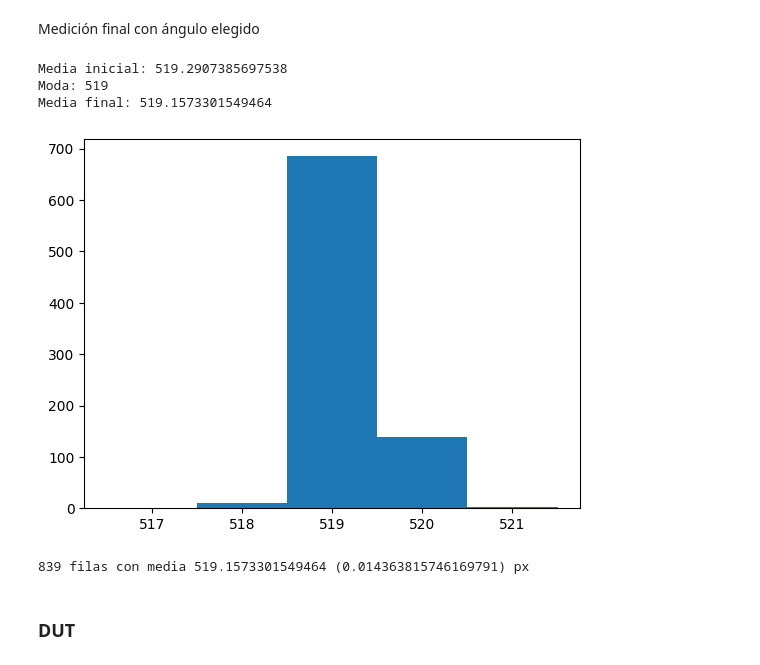
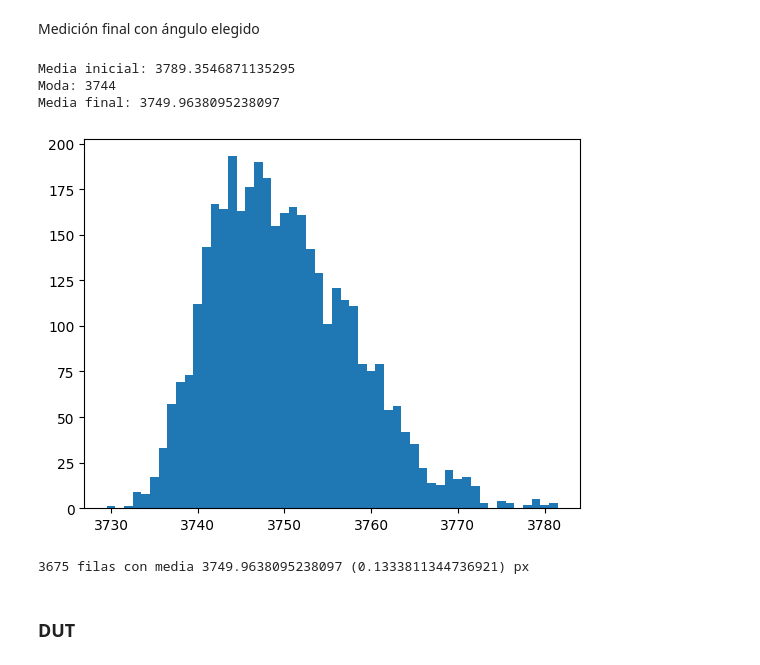
Before and after one commit to MartinMusumano/Medicion_lineas_RF, a Jupyter notebook: medicion_diametros.ipynb, the cells around one changed output. Saved outputs shown, nothing was run; the diff lists cells and outputs as text; code cells hidden in the pictures.

```diff
--- a/medicion_diametros.ipynb
+++ b/medicion_diametros.ipynb
@@ -36,18 +36,22 @@ Utiliza uno de los métodos de deteccion y optimiza el ángulo de rotación (si
 Comprobar las imágenes de entrada
 # %%
 # Comprobar las imágenes
-SCALE = 25  # Factor de escala para visualización
+SCALE = 15  # Factor de escala para visualización
 
-patron = cv2.imread(path_patron)
-patron = delete_bottom(patron, 170)
-patron = delete_left(patron, 10)
-patron = delete_right(patron, 10)
+patron = cv2.imread(path_patron, cv2.IMREAD_UNCHANGED)
+if patron.dtype == 'uint16':
+    patron = (patron/256).astype('uint8')
+patron = delete_bottom(patron, 320)
+# patron = delete_left(patron, 10)
+# patron = delete_right(patron, 10)
 show_image(patron, SCALE)
 
-dut = cv2.imread(path_dut)
-dut = delete_bottom(dut, 170)
-dut = delete_left(dut, 10)
-dut = delete_right(dut, 10)
+dut = cv2.imread(path_dut, cv2.IMREAD_UNCHANGED)
+if dut.dtype == 'uint16':
+    dut = (dut/256).astype('uint8')
+dut = delete_bottom(dut, 320)
+# dut = delete_left(dut, 800)
+# dut = delete_right(dut, 10)
 show_image(dut, SCALE)
 # %% [markdown]
 ### Definir los valores de umbral
@@ -82,7 +99,7 @@ Se encontraron mejores resultados con el segundo método, que es el que se inclu
 if ENDEREZAR:
     # Generar vector de grados, si el mínimo de la curva se encuentra
     # muy desplazado, volver a generarlo teniendo eso en cuenta.
-    grados = np.linspace(-3, 3, 20) # Válido para ángulos pequeños (pueden perderse los bordes al cortar, verificar)
+    grados = np.linspace(-1, 1, 20) # Válido para ángulos pequeños (pueden perderse los bordes al cortar, verificar)
     results2 = []
 
     for i,g in enumerate(grados):   # Verifica uno a uno los ángulos
@@ -112,7 +129,8 @@ if ENDEREZAR:
     angulo1 = ridge_grados(grados, results2[:,0], 2, ax[0], label="Desvío primer pixel (px)")
     angulo2 = ridge_grados(grados, results2[:,1], 2, ax[1], label="Desvío último pixel (px)")
     angulo_elegido = (angulo1 + angulo2)/2
+    print("Elegido:", angulo_elegido)
 else:
-      angulo_elegido = 0
+    angulo_elegido = 0
 # %% [output]
 Desvío primer pixel (px)
@@ -126,21 +146,24 @@ Mejor angulo ajustado: 3.0°. Score=0.3832086615239455
+# %%
+# Correccion a mano
+angulo_elegido = -0.5
 # %% [markdown]
 Medición final con ángulo elegido
 # %%
 img = rotate_and_cut(patron, angulo_elegido)  # Rota la imagen g grados según lo ajustado
 if CANNY:
     edges = Canny_Edges(img, th1_pat, th2_pat)    #Deteccion de bordes
 else:
     edges = Thresholding(img, th1_pat, th2_pat)
 show_image(edges, SCALE)
 # cv2.imwrite(DIR + "Pat_Edges.bmp", edges)
-diams1 = direct_distance(edges, outlier_percent=0.5, plot=True)   #Mide distancias entre bordes
+diams1 = direct_distance(edges, outlier_percent=1, plot=True)   #Mide distancias entre bordes
 mean_patron, u_patron = measure_distribution(diams1)   #Guarda las medias y desvios
 # %% [output]
-Media inicial: 519.2907385697538
-Moda: 519
-Media final: 519.1573301549464
+Media inicial: 3789.3546871135295
+Moda: 3744
+Media final: 3749.9638095238097
-[figure, old version]
+[figure, new version]
-839 filas con media 519.1573301549464 (0.014363815746169791) px
+3675 filas con media 3749.9638095238097 (0.1333811344736921) px
 # %% [markdown]
 ### DUT
 # %% [markdown]
```
Also changed, not shown: parts of 9 cells of this notebook, 1 other file.
